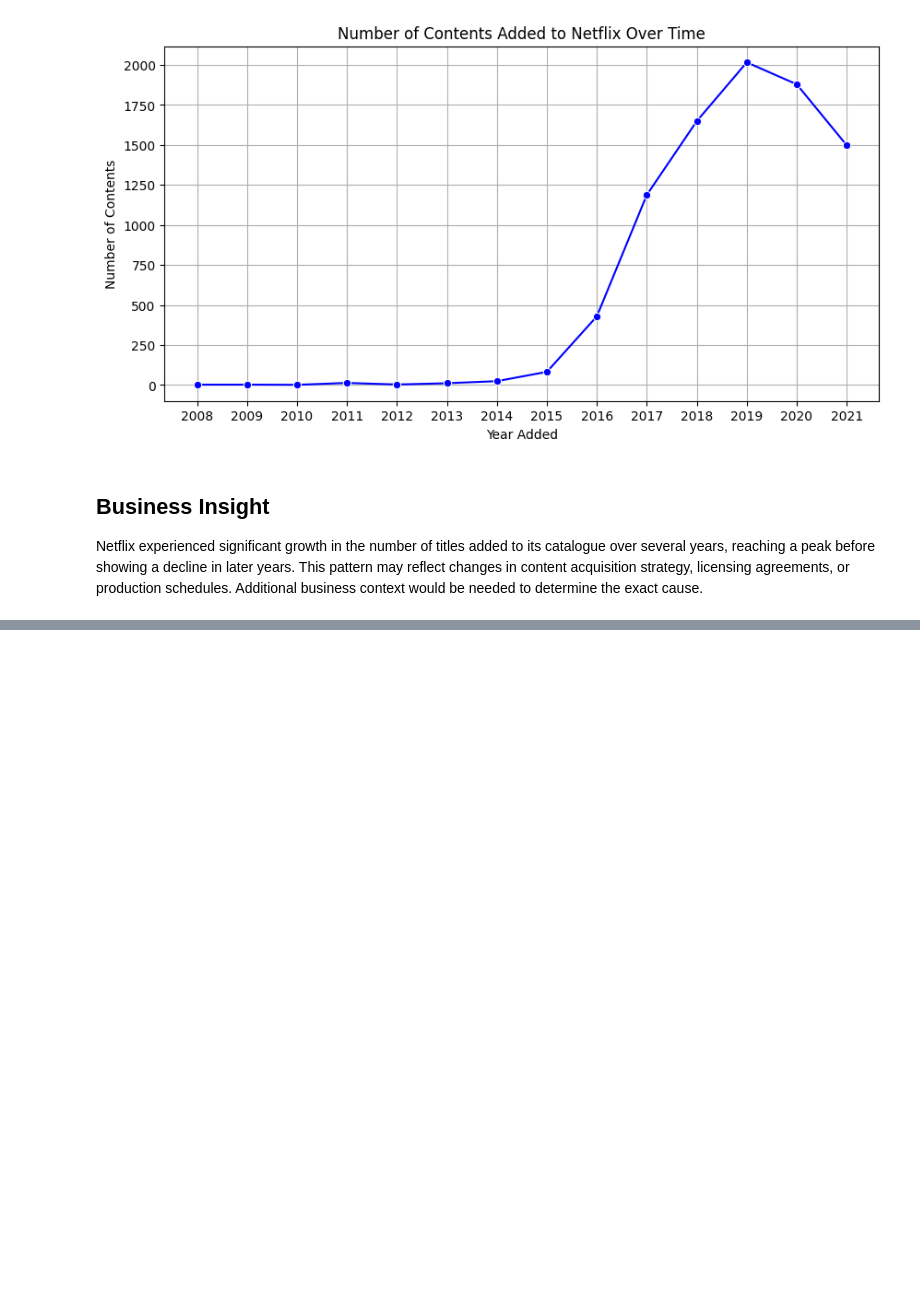
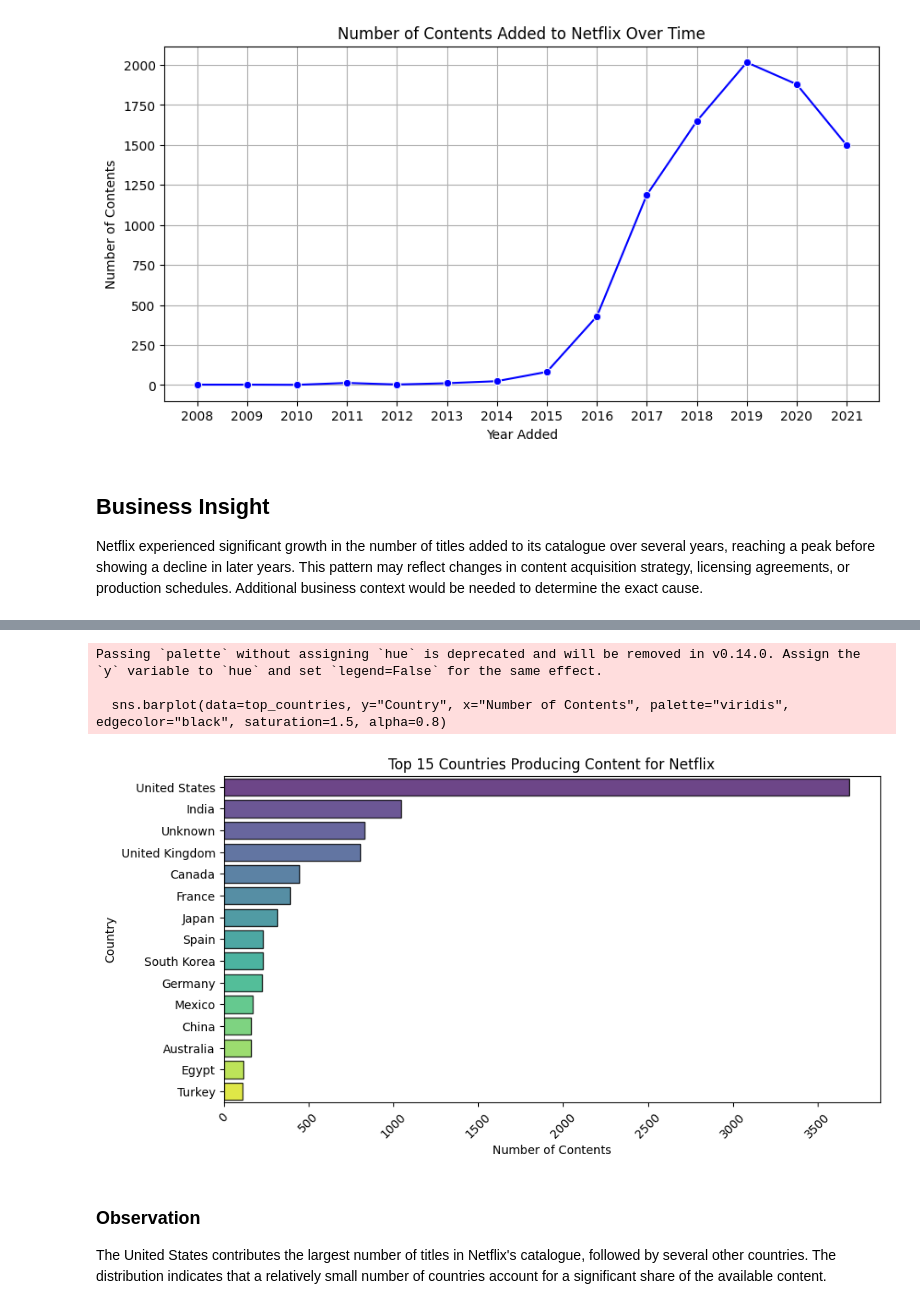
Before and after one commit to mertechcloud/Netflix-Content-Analytics, a Jupyter notebook: Notebooks/03_exploratory_data_analysis.ipynb, the cells around one changed output, grey strips where cells are left out. Saved outputs shown, nothing was run; the diff lists cells and outputs as text; code cells hidden in the pictures; blank space fills up the shorter version.

Commit message:
top-15-countries-with-high-content-prduction-analysed

```diff
--- a/Notebooks/03_exploratory_data_analysis.ipynb
+++ b/Notebooks/03_exploratory_data_analysis.ipynb
@@ -168,0 +191,11 @@ Netflix experienced significant growth in the number of titles added to its cata
+# %%
+# Split the "Country" column into a list of countries for each title
+# Explode the "Country" column to create a new row for each country associated with a title
+country_df=df.copy()
+country_df["Country"] = country_df["Country"].str.split(",")
+country_df = country_df.explode("Country")
+country_df["Country"] = country_df["Country"].str.strip()  # Remove Extra Spaces
+# %%
+# Calculate the top 15 countries producing content for Netflix
+top_countries=country_df["Country"].value_counts().head(15).reset_index(name="Number of Contents")
+top_countries
@@ -168,0 +219,18 @@ Netflix experienced significant growth in the number of titles added to its cata
+# %%
+# Bar chart to visualize the top 15 countries producing content for Netflix
+plt.figure(figsize=(10,5))
+sns.barplot(data=top_countries, y="Country", x="Number of Contents", palette="viridis", edgecolor="black", saturation=1.5, alpha=0.8)
+plt.title("Top 15 Countries Producing Content for Netflix")
+plt.xlabel("Number of Contents")
+plt.ylabel("Country")
+plt.xticks(rotation=45)
+plt.show()
+# %% [output]
+Passing `palette` without assigning `hue` is deprecated and will be removed in v0.14.0. Assign the `y` variable to `hue` and set `legend=False` for the same effect.
+
+  sns.barplot(data=top_countries, y="Country", x="Number of Contents", palette="viridis", edgecolor="black", saturation=1.5, alpha=0.8)
+[figure, added]
+# %% [markdown]
+### Observation
+
+The United States contributes the largest number of titles in Netflix's catalogue, followed by several other countries. The distribution indicates that a relatively small number of countries account for a significant share of the available content.
```
Also changed, not shown: parts of 2 cells of this notebook.
